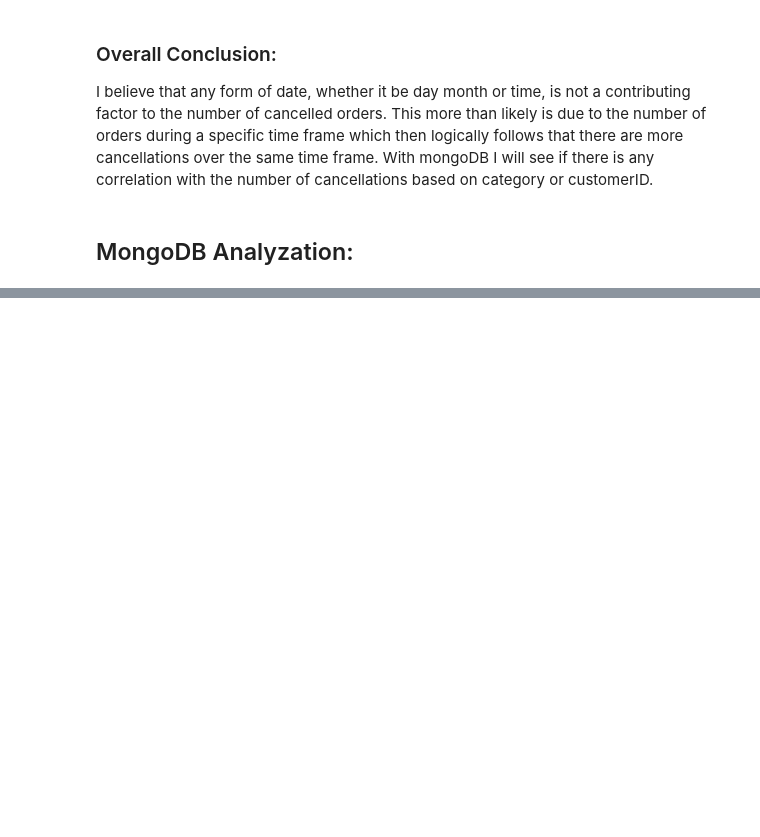
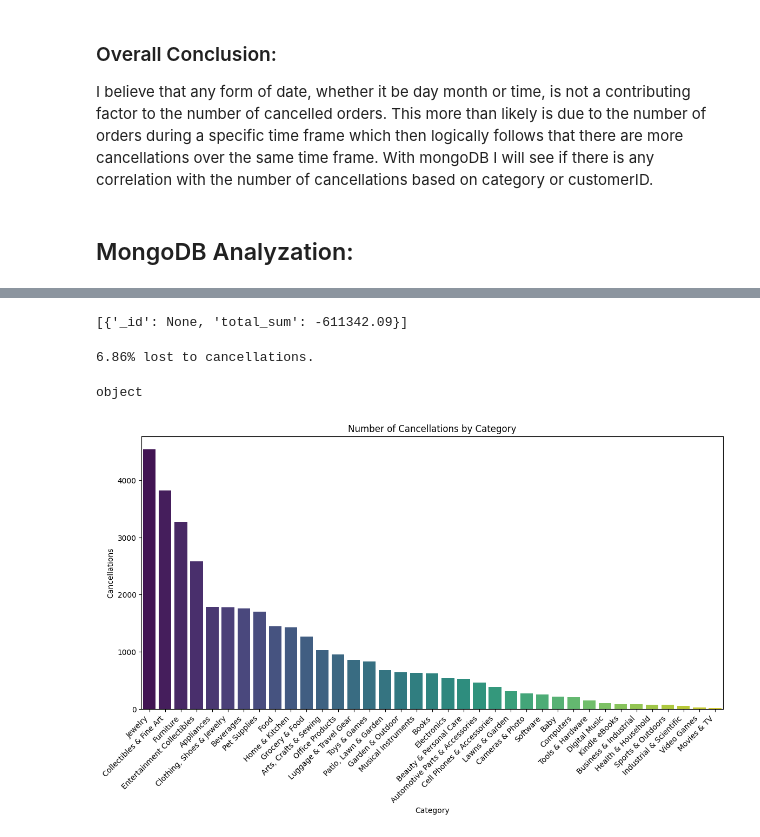
Before and after one commit to Siggyv/Ecommerce-Exploration, a Jupyter notebook: ecommerce.ipynb, the cells around one changed output, grey strips where cells are left out. Drawn from its saved outputs; the diff is of its cells as text; code cells hidden in the pictures; blank space fills up the shorter version.

```diff
--- a/ecommerce.ipynb
+++ b/ecommerce.ipynb
@@ -543,7 +565,7 @@ clientSrvLink = user_secrets.get_secret("MONGO_LINK")
 # create connection using secret api link (NOTE: for others please keep this secret step do not leave a username and password to a paid service to others online)
 client = MongoClient(f'{clientSrvLink}')
 db = client['ecommerce']
-transactions_collection = db['Invoices']
+invoices = db['Invoices']
 # %%
 # prepare data for insertion in mongoDB
 data['_id'] = [str(uuid.uuid4()) for _ in range(len(data))]
@@ -578,0 +656,68 @@ Error during insertion: The truth value of a DataFrame is ambiguous. Use a.empty
+# %%
+# get total loss due to cancellations
+pipeline = [
+    {
+        "$match" : {
+            "InvoiceNo" : {"$regex" : "^C"}
+        }
+    },
+    {
+        "$project" : {
+            "total" : {"$multiply" : ["$Quantity", "$UnitPrice"]}
+        }
+    },
+    {
+        "$group" : {
+            "_id" : None,
+            "total_sum" : {"$sum" : "$total"}
+        }
+    }
+]
+total_loss = list(invoices.aggregate(pipeline))
+total_loss
+# %% [output]
+[{'_id': None, 'total_sum': -611342.09}]
+# %%
+# percent income lost due to cancellations
+revenue = total_revenue[0]['total_sum']
+loss = total_loss[0]['total_sum']
+no_cancellation_revenue = revenue - loss #subtract in order to add loss since loss is a negative number
+proportion = abs(loss) / no_cancellation_revenue
+print(f"{proportion * 100:.2f}% lost to cancellations.")
+# %% [output]
+6.86% lost to cancellations.
+# %%
+# get total cancellations by Category
+pipeline = [
+    {
+        "$match" : {
+            "InvoiceNo" : {"$regex" : "^C"}
+        }
+    },
+    {
+        "$unwind" : "$Categories"
+    },
+    {
+        "$group" : {
+            "_id" : "$Categories",
+            "NumberCancellations" : {
+                "$sum" : 1
+            }
+        }
+    },
+    {
+        "$sort" : {"NumberCancellations" : -1}
+    }
+]
+
+categorical_cancellations = list(invoices.aggregate(pipeline))
+categories = {"Category" : [] , "Cancellations" : []}
+for document in categorical_cancellations:
+    #print(f"Category: {document['_id']}, and Count: {document['NumberCancellations']}")
+    categories.get("Category").append(document['_id'])
+    categories.get("Cancellations").append(document['NumberCancellations'])
+categories = pd.DataFrame(data=categories)
+barplot(categories, "Category", "Cancellations", "Number of Cancellations by Category")
+# %% [output]
+object
+[figure, added]
```
Also changed, not shown: parts of 26 cells of this notebook.
